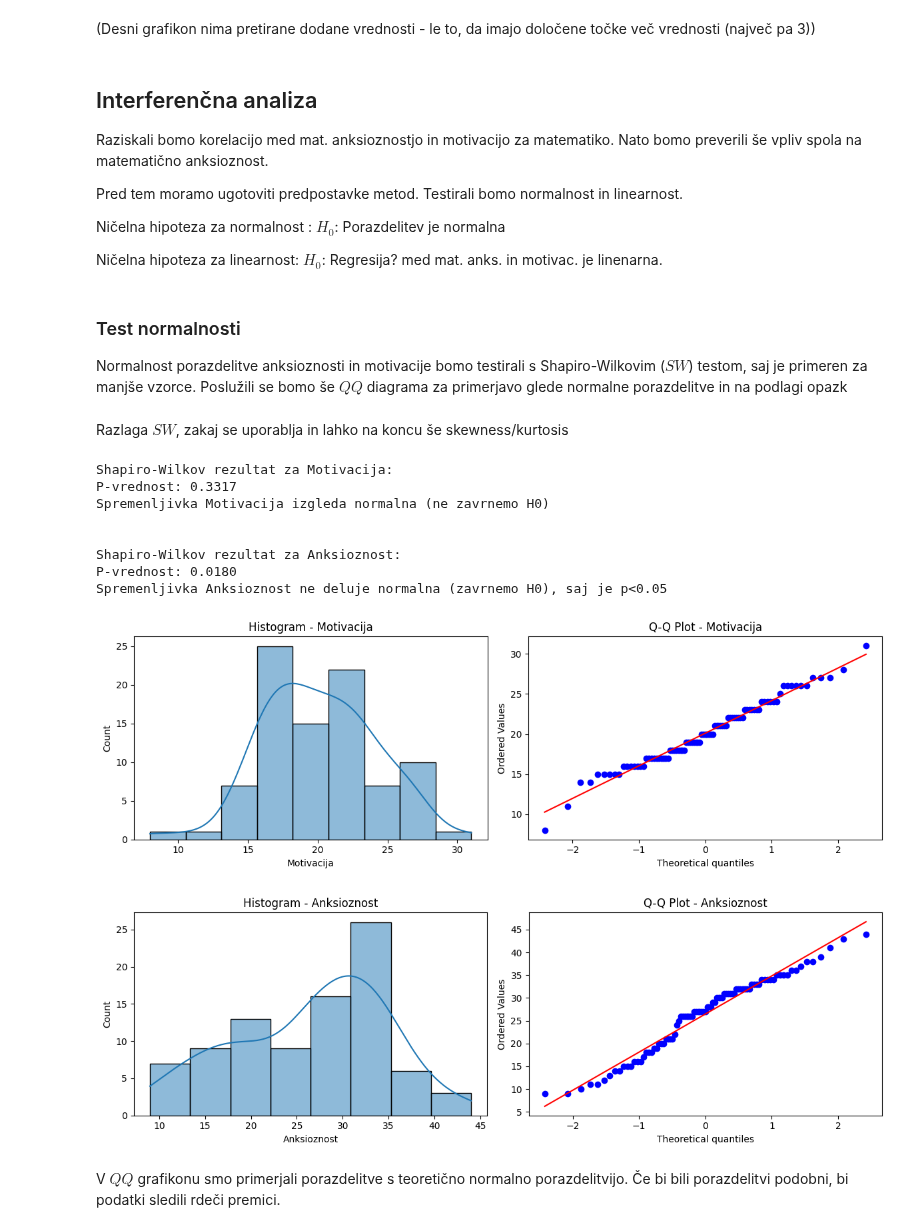
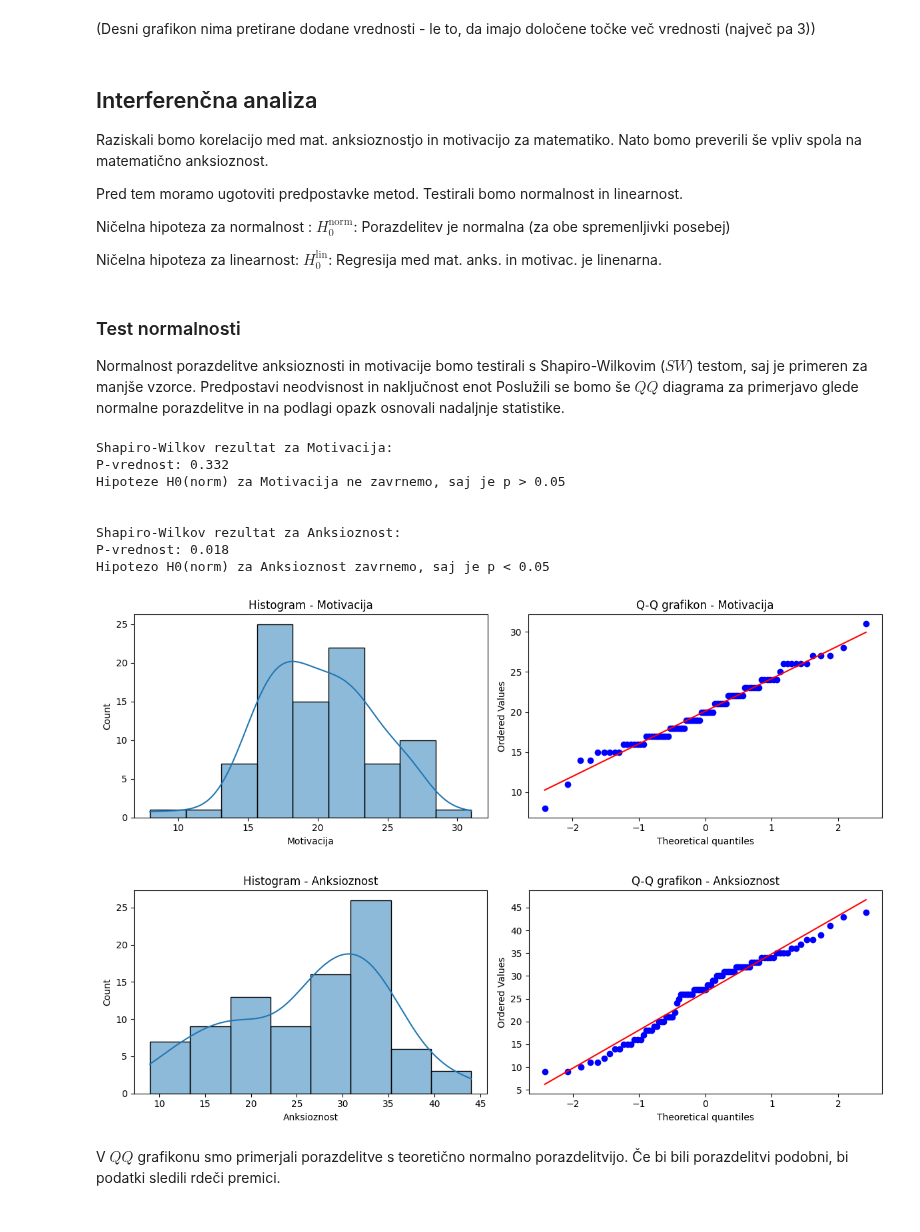
Before and after one commit to borbregant/ai_tandem_learning, a Jupyter notebook: STATISTIKA_PREDMET.ipynb, the cells around one changed output. Cells and saved outputs as stored; diff of their text form; code cells hidden in the pictures.

```diff
--- a/STATISTIKA_PREDMET.ipynb
+++ b/STATISTIKA_PREDMET.ipynb
@@ -316,15 +318,14 @@ Raziskali bomo korelacijo med mat. anksioznostjo in motivacijo za matematiko. Na
 
 Pred tem moramo ugotoviti predpostavke metod. Testirali bomo normalnost in linearnost.
 
-Ničelna hipoteza za normalnost : $H_0$: Porazdelitev je normalna
+Ničelna hipoteza za normalnost : $H_0^{\text{norm}}$: Porazdelitev je normalna (za obe spremenljivki posebej)
 
-Ničelna hipoteza za linearnost: $H_0$: Regresija? med mat. anks. in motivac. je linenarna.
+Ničelna hipoteza za linearnost: $H_0^{\text{lin}}$: Regresija med mat. anks. in motivac. je linenarna.
 # %% [markdown]
 ### Test normalnosti
 
-Normalnost porazdelitve anksioznosti in motivacije bomo testirali s Shapiro-Wilkovim ($SW$) testom, saj je primeren za manjše vzorce. Poslužili se bomo še $QQ$ diagrama za primerjavo glede normalne porazdelitve in na podlagi opazk
+Normalnost porazdelitve anksioznosti in motivacije bomo testirali s Shapiro-Wilkovim ($SW$) testom, saj je primeren za manjše vzorce. Predpostavi neodvisnost in naključnost enot
+Poslužili se bomo še $QQ$ diagrama za primerjavo glede normalne porazdelitve in na podlagi opazk osnovali nadaljnje statistike.
-# %% [markdown]
-Razlaga $SW$, zakaj se uporablja in lahko na koncu še skewness/kurtosis
 # %%
 column1 = "Motivacija"  # Specificiramo spremenljivki, ki ju testiramo
 column2 = "Anksioznost"
@@ -335,20 +336,20 @@ statistic2, p_value2 = shapiro(df[column2])
 
 # In jo prikažemo, skupaj s p-vrednostjo. Dodamo še opombo, ali je hipoteza o normalnosti zavrnjena, glede na p.
 print(f"Shapiro-Wilkov rezultat za {column1}:")
-print(f"P-vrednost: {p_value1:.4f}")
+print(f"P-vrednost: {p_value1:.3f}")
 if p_value1 > 0.05:
-    print(f"Spremenljivka {column1} izgleda normalna (ne zavrnemo H0)")
+    print(f"Hipoteze H0(norm) za {column1} ne zavrnemo, saj je p > 0.05")
 else:
-    print(f"Spremenljivka {column1} ne deluje normalna (zavrnemo H0)")
+    print(f"Hipotezo H0(norm) za {column1} zavrnemo, saj je p < 0.05")
 
 print("\n")
 
 print(f"Shapiro-Wilkov rezultat za {column2}:")
-print(f"P-vrednost: {p_value2:.4f}")
+print(f"P-vrednost: {p_value2:.3f}")
 if p_value2 > 0.05:
-    print(f"Spremenljivka {column2} izgleda normalna (ne zavrnemo H0), saj je p>0.05")
+    print(f"Hipoteze H0(norm) za {column2} ne zavrnemo, saj je p > 0.05")
 else:
-    print(f"Spremenljivka {column2} ne deluje normalna (zavrnemo H0), saj je p<0.05")
+    print(f"Hipotezo H0(norm) za {column2} zavrnemo, saj je p < 0.05")
 
 # Vizualni prikaz
 plt.figure(figsize=(12, 4))
@@ -357,41 +358,41 @@ plt.figure(figsize=(12, 4))
 plt.subplot(1, 2, 1)
 sns.histplot(df[column1], kde=True)
 plt.title(f'Histogram - {column1}')
 
 # Q-Q grafikon za motivacijo
 plt.subplot(1, 2, 2)
 probplot(df[column1], dist="norm", plot=plt)
-plt.title(f'Q-Q Plot - {column1}')
+plt.title(f'Q-Q grafikon - {column1}')
 
 plt.tight_layout()
 plt.show()
 
 # Vizualni prikaz za anksioznost
 plt.figure(figsize=(12, 4))
 
 # Histogram za anksioznost
 plt.subplot(1, 2, 1)
 sns.histplot(df[column2], kde=True)
 plt.title(f'Histogram - {column2}')
 
 # Q-Q grafikon za anksioznost
 plt.subplot(1, 2, 2)
 probplot(df[column2], dist="norm", plot=plt)
-plt.title(f'Q-Q Plot - {column2}')
+plt.title(f'Q-Q grafikon - {column2}')
 
 plt.tight_layout()
 plt.show()
 # %% [output]
 Shapiro-Wilkov rezultat za Motivacija:
-P-vrednost: 0.3317
-Spremenljivka Motivacija izgleda normalna (ne zavrnemo H0)
+P-vrednost: 0.332
+Hipoteze H0(norm) za Motivacija ne zavrnemo, saj je p > 0.05
 
 
 Shapiro-Wilkov rezultat za Anksioznost:
-P-vrednost: 0.0180
-Spremenljivka Anksioznost ne deluje normalna (zavrnemo H0), saj je p<0.05
+P-vrednost: 0.018
+Hipotezo H0(norm) za Anksioznost zavrnemo, saj je p < 0.05
-[figure, old version]
+[figure, new version]
-[figure, old version]
+[figure, new version]
 # %% [markdown]
 V $QQ$ grafikonu smo primerjali porazdelitve s teoretično normalno porazdelitvijo. Če bi bili porazdelitvi podobni, bi podatki sledili rdeči premici.
 # %%
```
Also changed, not shown: parts of 53 cells of this notebook.
